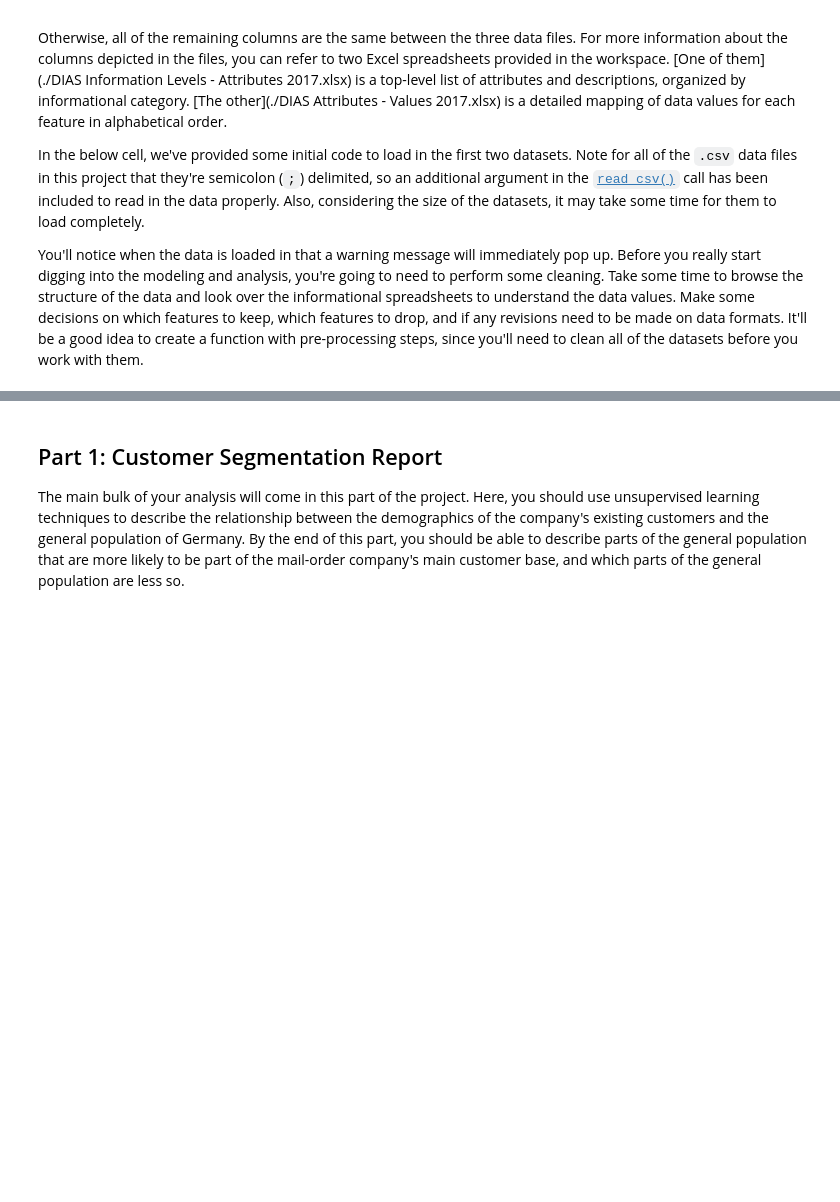
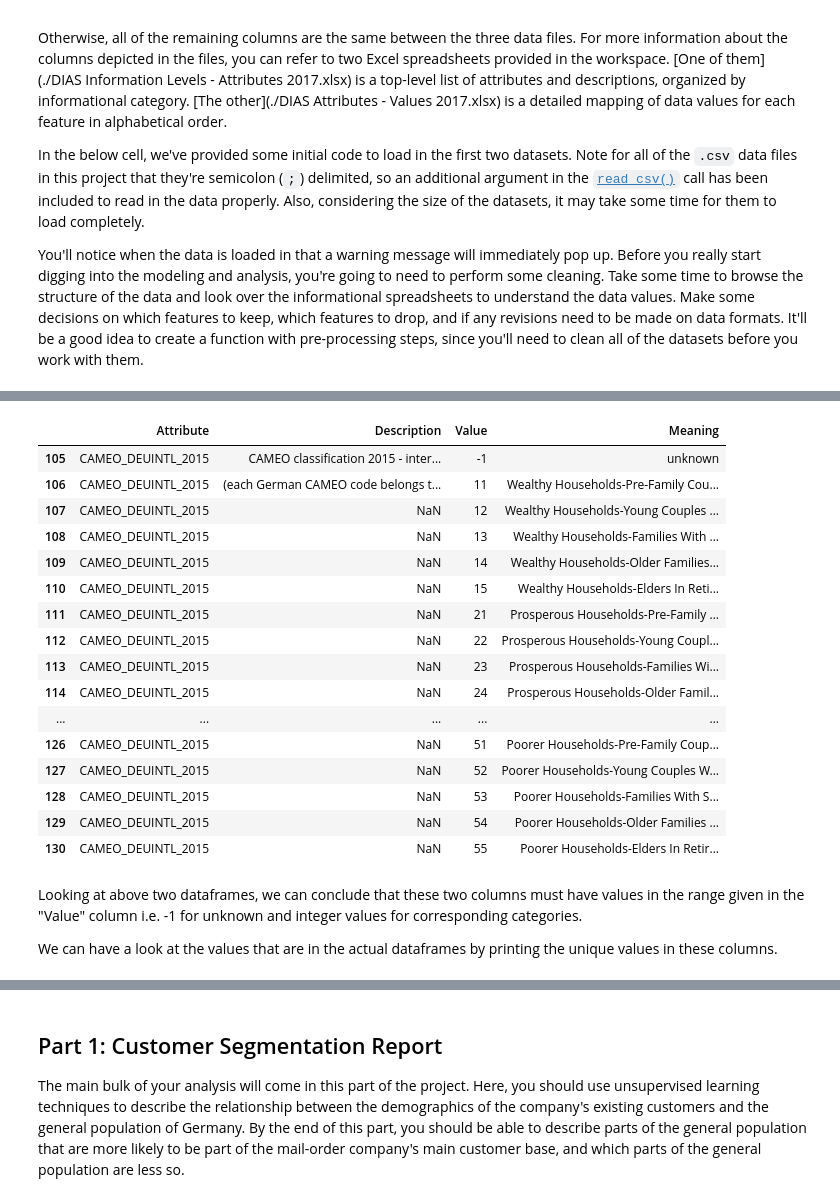
Before and after one commit to pranaymodukuru/Bertelsmann-Arvato-customer-segmentation, a Jupyter notebook: Arvato Project Workbook.ipynb, the cells around one changed output, grey strips where cells are left out. Saved outputs shown, nothing was run; the diff lists cells and outputs as text; code cells hidden in the pictures; blank space fills up the shorter version.

```diff
--- a/Arvato Project Workbook.ipynb
+++ b/Arvato Project Workbook.ipynb
@@ -41,0 +134,3 @@ customers = pd.read_csv('../../data/Term2/capstone/arvato_data/Udacity_CUSTOMERS
+# %%
+attributes_values["Attribute"] = attributes_values["Attribute"].ffill()
+attributes_values.head(10)
@@ -41,0 +194,25 @@ customers = pd.read_csv('../../data/Term2/capstone/arvato_data/Udacity_CUSTOMERS
+# %%
+# "CAMEO_INTL_2015" ---> named as "CAMEO_DEUINTL_2015" in attribute values excel sheet
+attributes_values[attributes_values["Attribute"] == "CAMEO_DEUINTL_2015"]
+# %% [output]
+|  | Attribute | Description | Value | Meaning |
+| 105 | CAMEO_DEUINTL_2015 | CAMEO classification 2015 - inter... | -1 | unknown |
+| 106 | CAMEO_DEUINTL_2015 | (each German CAMEO code belongs t... | 11 | Wealthy Households-Pre-Family Cou... |
+| 107 | CAMEO_DEUINTL_2015 | NaN | 12 | Wealthy Households-Young Couples ... |
+| 108 | CAMEO_DEUINTL_2015 | NaN | 13 | Wealthy Households-Families With ... |
+| 109 | CAMEO_DEUINTL_2015 | NaN | 14 | Wealthy Households-Older Families... |
+| 110 | CAMEO_DEUINTL_2015 | NaN | 15 | Wealthy Households-Elders In Reti... |
+| 111 | CAMEO_DEUINTL_2015 | NaN | 21 | Prosperous Households-Pre-Family ... |
+| 112 | CAMEO_DEUINTL_2015 | NaN | 22 | Prosperous Households-Young Coupl... |
+| 113 | CAMEO_DEUINTL_2015 | NaN | 23 | Prosperous Households-Families Wi... |
+| 114 | CAMEO_DEUINTL_2015 | NaN | 24 | Prosperous Households-Older Famil... |
+| ... | ... | ... | ... | ... |
+| 126 | CAMEO_DEUINTL_2015 | NaN | 51 | Poorer Households-Pre-Family Coup... |
+| 127 | CAMEO_DEUINTL_2015 | NaN | 52 | Poorer Households-Young Couples W... |
+| 128 | CAMEO_DEUINTL_2015 | NaN | 53 | Poorer Households-Families With S... |
+| 129 | CAMEO_DEUINTL_2015 | NaN | 54 | Poorer Households-Older Families ... |
+| 130 | CAMEO_DEUINTL_2015 | NaN | 55 | Poorer Households-Elders In Retir... |
+# %% [markdown]
+Looking at above two dataframes, we can conclude that these two columns must have values in the range given in the "Value" column i.e. -1 for unknown and integer values for corresponding categories.
+
+We can have a look at the values that are in the actual dataframes by printing the unique values in these columns.
```
Also changed, not shown: parts of 58 cells of this notebook, 3 other files.
